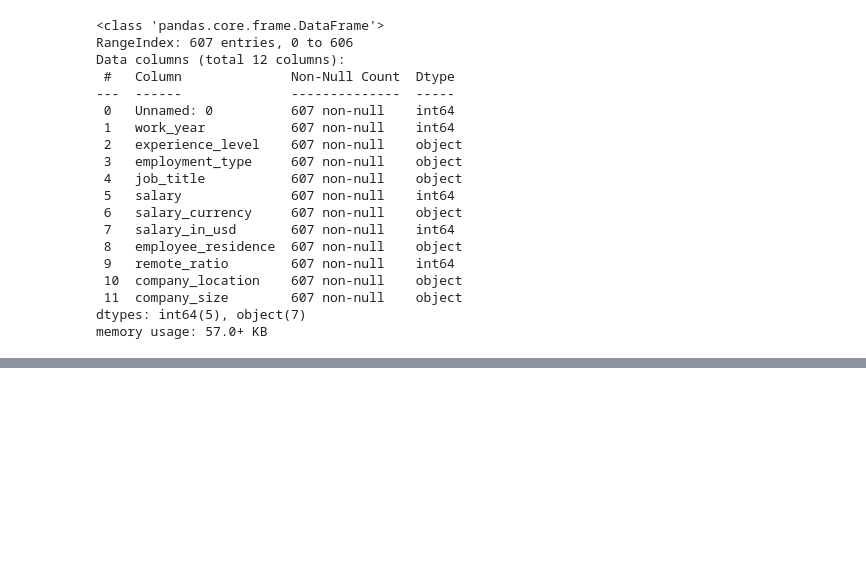
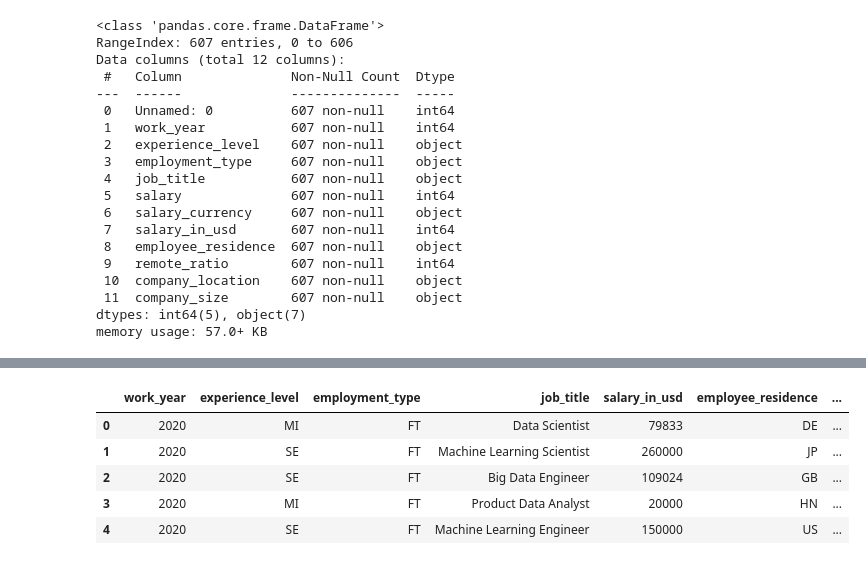
Before and after one commit to AmberNJacob/FinalProject, a Jupyter notebook: Code/Kaggle.ipynb, the cells around one changed output, grey strips where cells are left out. Saved outputs shown, nothing was run; the diff lists cells and outputs as text; code cells hidden in the pictures; blank space fills up the shorter version.

```diff
--- a/Code/Kaggle.ipynb
+++ b/Code/Kaggle.ipynb
@@ -51,3 +85,14 @@ df.head()
 | 2 | 2020 | SE | FT | Big Data Engineer | 85000 | GBP | 109024 | ... |
 | 3 | 2020 | MI | FT | Product Data Analyst | 20000 | USD | 20000 | ... |
 | 4 | 2020 | SE | FT | Machine Learning Engineer | 150000 | USD | 150000 | ... |
+# %%
+#Dropping salary_currency and salary since we have salary in USD
+df = df.drop(['salary_currency', 'salary'], axis = 1)
+df.head()
+# %% [output]
+|  | work_year | experience_level | employment_type | job_title | salary_in_usd | employee_residence | ... |
+| 0 | 2020 | MI | FT | Data Scientist | 79833 | DE | ... |
+| 1 | 2020 | SE | FT | Machine Learning Scientist | 260000 | JP | ... |
+| 2 | 2020 | SE | FT | Big Data Engineer | 109024 | GB | ... |
+| 3 | 2020 | MI | FT | Product Data Analyst | 20000 | HN | ... |
+| 4 | 2020 | SE | FT | Machine Learning Engineer | 150000 | US | ... |
```
Also changed, not shown: parts of 15 cells of this notebook.
